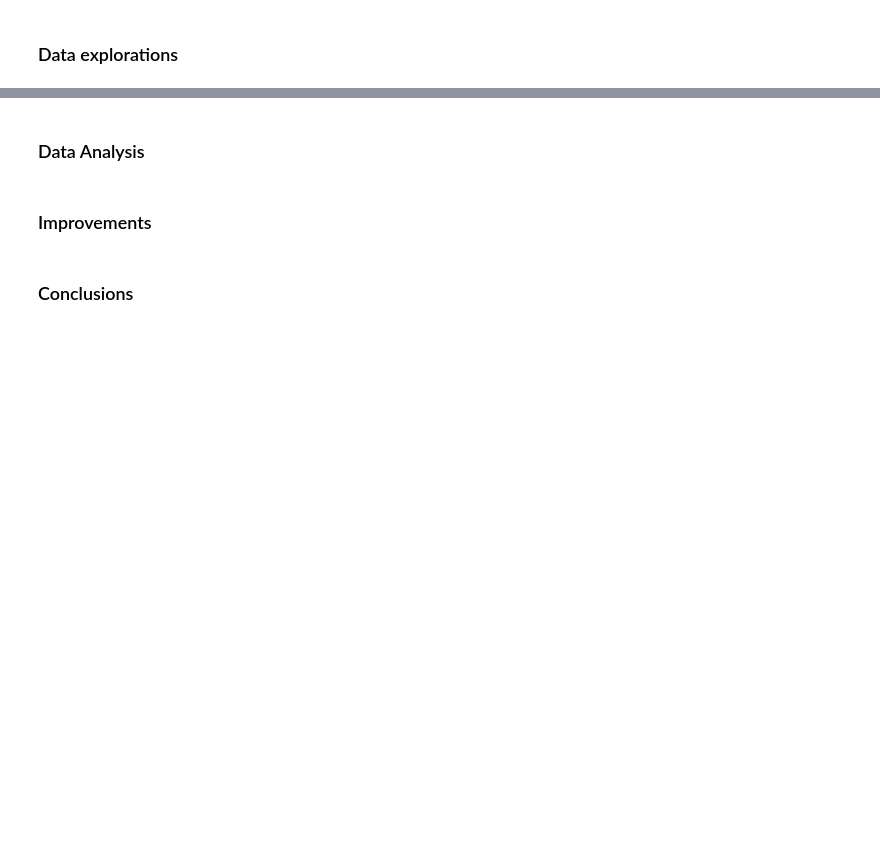
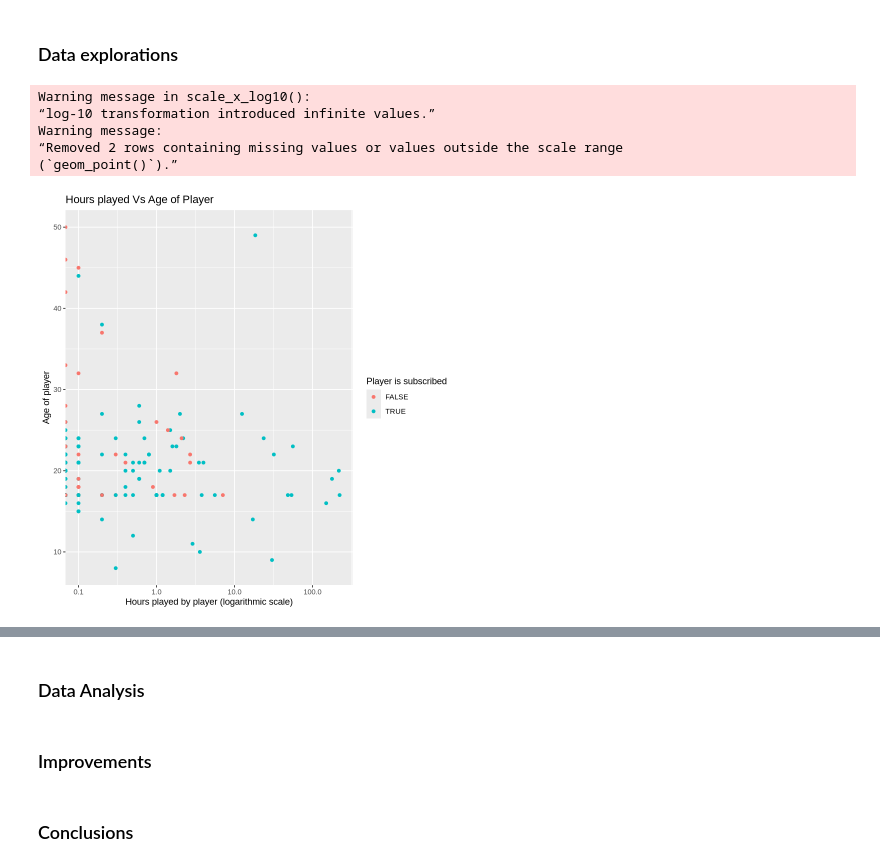
Before and after one commit to GeoffAcabado/DSCI-100-Project, a Jupyter notebook: Main_project.ipynb, the cells around one changed output, grey strips where cells are left out. Cells and saved outputs as stored; diff of their text form; code cells hidden in the pictures; blank space fills up the shorter version.

Commit message:
Plot 1 analysis done
Analyzed correlations and patterns between hours played, age and whether the players are subscribed to news paper or not

```diff
--- a/Main_project.ipynb
+++ b/Main_project.ipynb
@@ -30,2 +40,21 @@ lgl (1): subscribe
 # %% [markdown]
 ### Data explorations
+# %%
+#Lets explore relationships between hours played, age and whether they are subscibed to game newspaper
+player_plot_1 = player_data |>
+    ggplot(aes(x = played_hours	, y = Age, color = subscribe)) +
+    geom_point() +
+    scale_x_log10() +
+    labs(
+        title = "Hours played Vs Age of Player",
+        x = "Hours played by player (logarithmic scale)",
+        y = "Age of player",
+        colour = "Player is subscribed" )
+player_plot_1
+# %% [output]
+Warning message in scale_x_log10():
+“log-10 transformation introduced infinite values.”
+Warning message:
+“Removed 2 rows containing missing values or values outside the scale range
+(`geom_point()`).”
+[figure, added]
```
Also changed, not shown: parts of 2 cells of this notebook.
